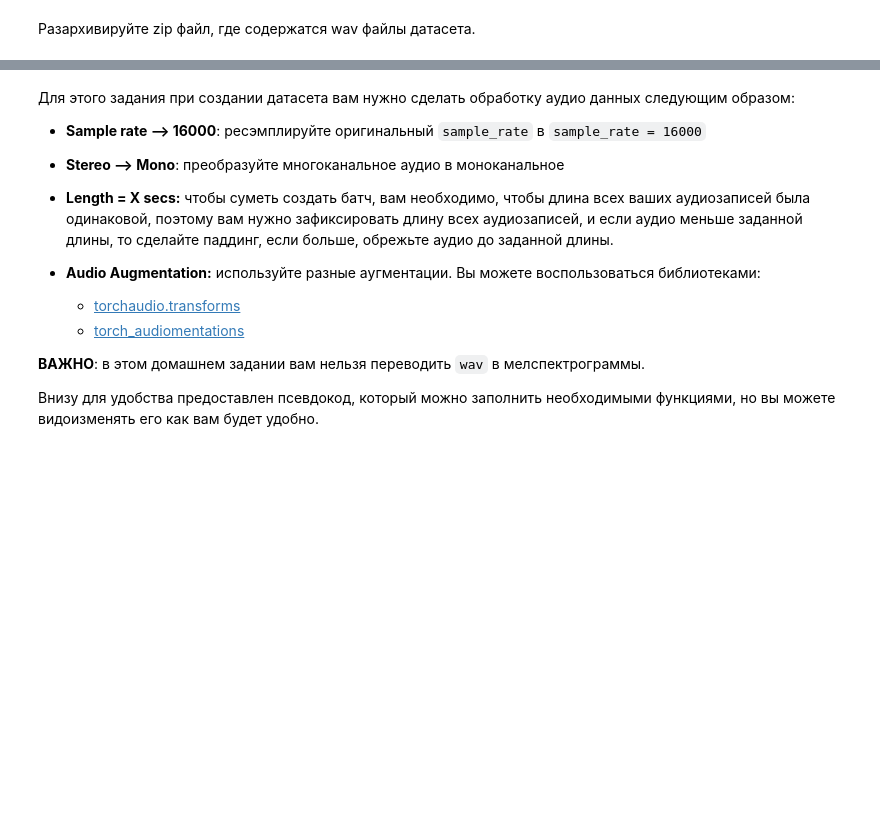
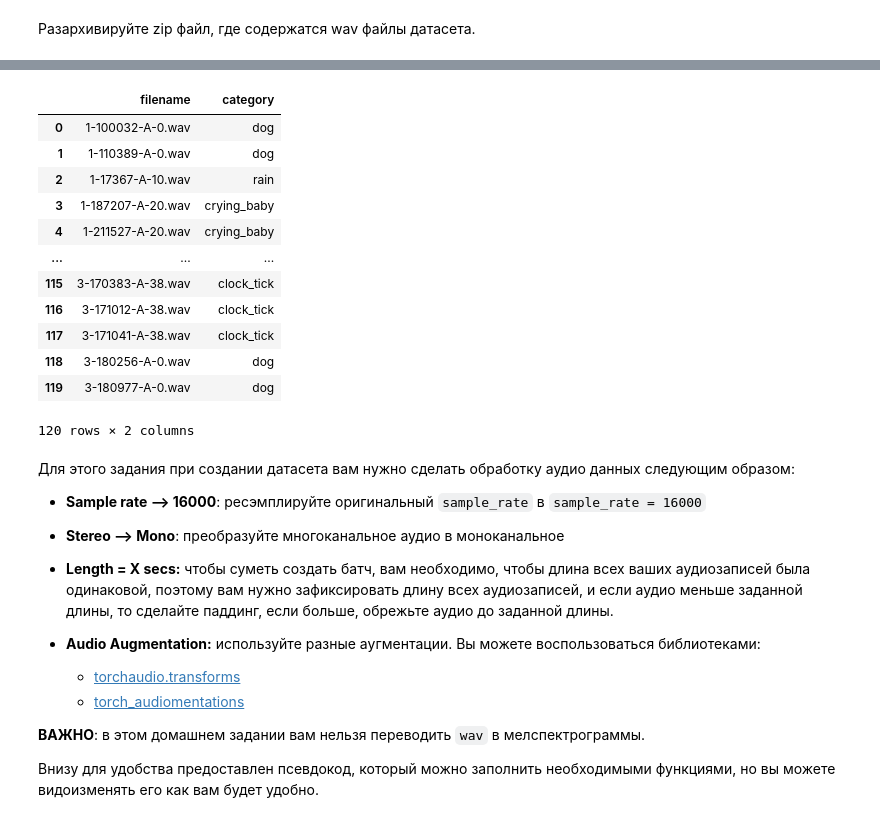
Before and after one commit to atomkevich/speech_dls, a Jupyter notebook: Homework_1_Environmental_Sound_Classification_for_students.ipynb, the cells around one changed output, grey strips where cells are left out. Cells and saved outputs as stored; diff of their text form; code cells hidden in the pictures; blank space fills up the shorter version.

```diff
--- a/Homework_1_Environmental_Sound_Classification_for_students.ipynb
+++ b/Homework_1_Environmental_Sound_Classification_for_students.ipynb
@@ -95,6 +114,22 @@ warnings.filterwarnings("ignore")
 train_df = pd.read_csv("train.csv")
 valid_df = pd.read_csv("valid.csv")
 test_df = pd.read_csv("test.csv")
+# %%
+train_df
+# %% [output]
+|  | filename | category |
+| 0 | 1-100032-A-0.wav | dog |
+| 1 | 1-110389-A-0.wav | dog |
+| 2 | 1-17367-A-10.wav | rain |
+| 3 | 1-187207-A-20.wav | crying_baby |
+| 4 | 1-211527-A-20.wav | crying_baby |
+| ... | ... | ... |
+| 115 | 3-170383-A-38.wav | clock_tick |
+| 116 | 3-171012-A-38.wav | clock_tick |
+| 117 | 3-171041-A-38.wav | clock_tick |
+| 118 | 3-180256-A-0.wav | dog |
+| 119 | 3-180977-A-0.wav | dog |
+120 rows × 2 columns
 # %% [markdown]
 Для этого задания при создании датасета вам нужно сделать обработку аудио данных следующим образом:
 * **Sample rate --> 16000**: ресэмплируйте оригинальный `sample_rate` в `sample_rate = 16000`
```
Also changed, not shown: parts of 14 cells of this notebook.
